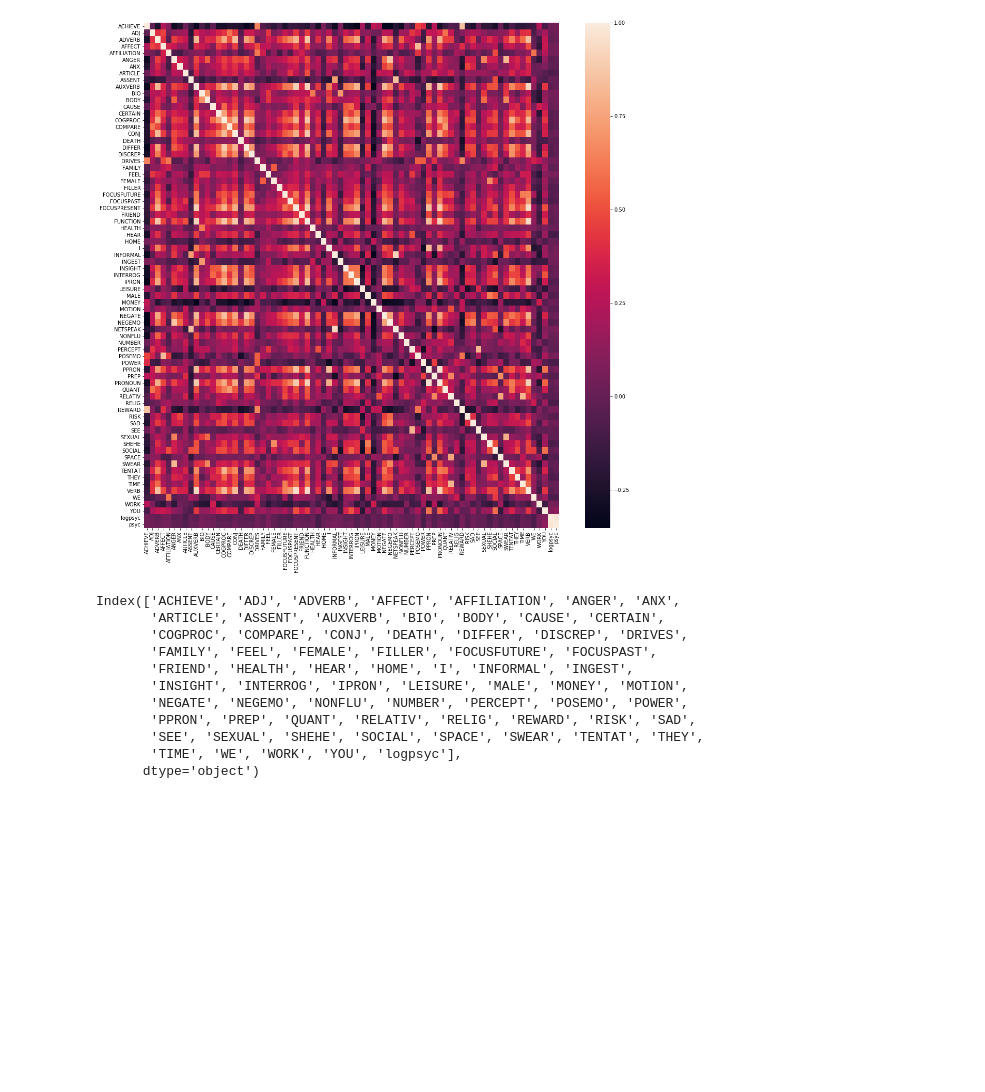
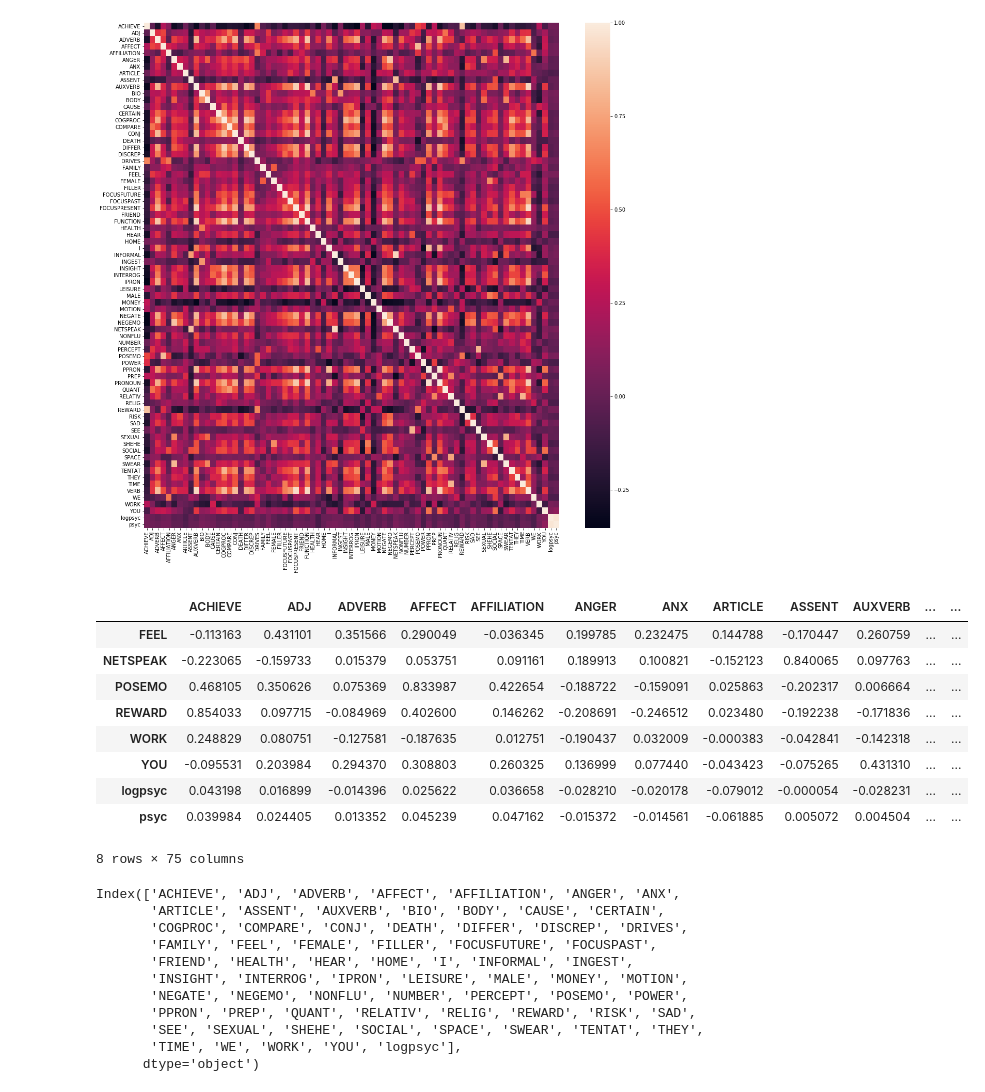
Before and after one commit to poimgs/Psych_Path, a Jupyter notebook: dark triad/Dark triad model.ipynb, the cells around one changed output. Drawn from its saved outputs; the diff is of its cells as text; code cells hidden in the pictures; blank space fills up the shorter version.

```diff
--- a/dark triad/Dark triad model.ipynb
+++ b/dark triad/Dark triad model.ipynb
@@ -66,6 +66,19 @@ sns.heatmap(corr)
 # %% [output]
 <matplotlib.axes._subplots.AxesSubplot at 0x...>
 [figure]
+# %%
+corr[corr['logpsyc'] > 0.05]
+# %% [output]
+|  | ACHIEVE | ADJ | ADVERB | AFFECT | AFFILIATION | ANGER | ANX | ARTICLE | ASSENT | AUXVERB | ... | ... |
+| FEEL | -0.113163 | 0.431101 | 0.351566 | 0.290049 | -0.036345 | 0.199785 | 0.232475 | 0.144788 | -0.170447 | 0.260759 | ... | ... |
+| NETSPEAK | -0.223065 | -0.159733 | 0.015379 | 0.053751 | 0.091161 | 0.189913 | 0.100821 | -0.152123 | 0.840065 | 0.097763 | ... | ... |
+| POSEMO | 0.468105 | 0.350626 | 0.075369 | 0.833987 | 0.422654 | -0.188722 | -0.159091 | 0.025863 | -0.202317 | 0.006664 | ... | ... |
+| REWARD | 0.854033 | 0.097715 | -0.084969 | 0.402600 | 0.146262 | -0.208691 | -0.246512 | 0.023480 | -0.192238 | -0.171836 | ... | ... |
+| WORK | 0.248829 | 0.080751 | -0.127581 | -0.187635 | 0.012751 | -0.190437 | 0.032009 | -0.000383 | -0.042841 | -0.142318 | ... | ... |
+| YOU | -0.095531 | 0.203984 | 0.294370 | 0.308803 | 0.260325 | 0.136999 | 0.077440 | -0.043423 | -0.075265 | 0.431310 | ... | ... |
+| logpsyc | 0.043198 | 0.016899 | -0.014396 | 0.025622 | 0.036658 | -0.028210 | -0.020178 | -0.079012 | -0.000054 | -0.028231 | ... | ... |
+| psyc | 0.039984 | 0.024405 | 0.013352 | 0.045239 | 0.047162 | -0.015372 | -0.014561 | -0.061885 | 0.005072 | 0.004504 | ... | ... |
+8 rows × 75 columns
 # %%
 columns = np.full((corr.shape[0],), True, dtype=bool)
 for i in range(corr.shape[0]):
```
Also changed, not shown: parts of 3 cells of this notebook, 4 other files.
